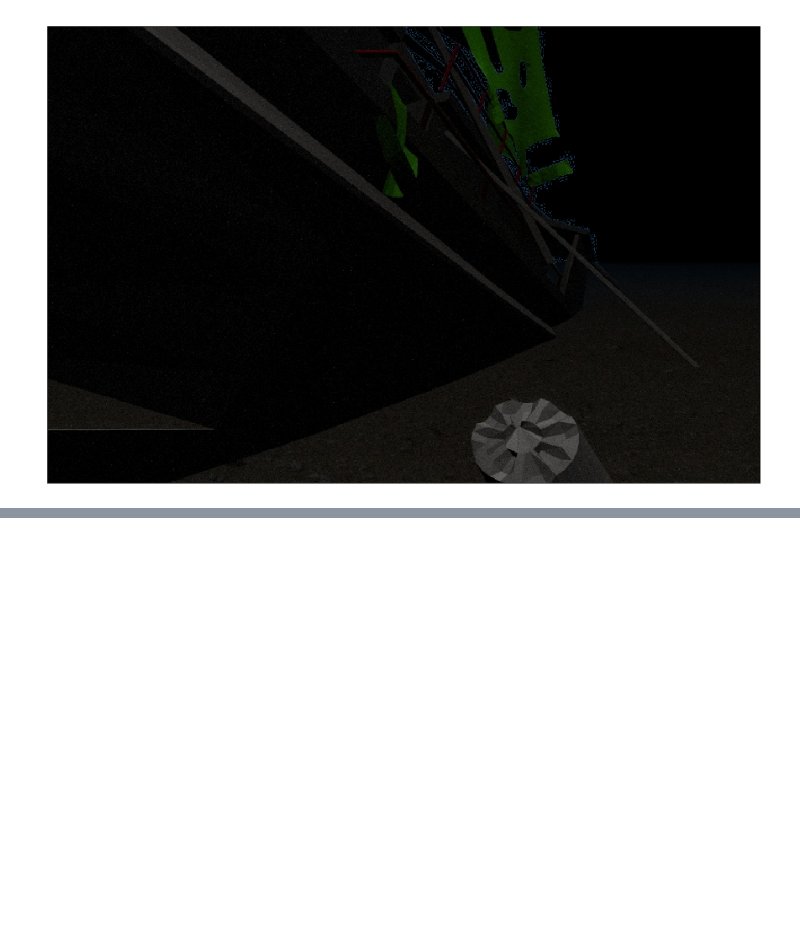
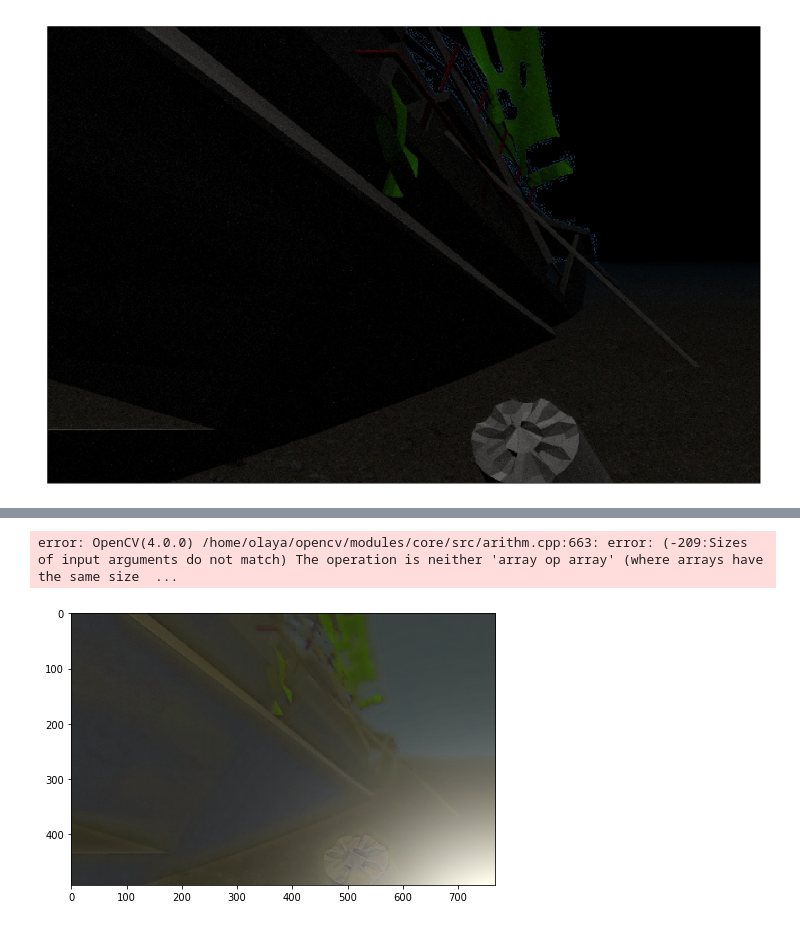
Before and after one commit to olayasturias/uw_img_sim, a Jupyter notebook: nodes/Demo.ipynb, the cells around one changed output, grey strips where cells are left out. Saved outputs shown, nothing was run; the diff lists cells and outputs as text; code cells hidden in the pictures; blank space fills up the shorter version.

```diff
--- a/nodes/Demo.ipynb
+++ b/nodes/Demo.ipynb
@@ -480,0 +657,60 @@ maskd = [np.uint8(maskE[i]*np.exp(-0.05*bins[i]))
+# %%
+clone = res.copy()
+light1_pose = (400,400)
+flare = gaussian_flare(shape = clone.shape ,center = light1_pose, radius = 200).astype(float)
+
+tal = clone.astype(float)
+
+# Normalize the alpha mask to keep intensity between 0 and 1
+alpha = flare[:,:,3]/255
+
+# Multiply the foreground with the alpha matte
+foreground = cv2.multiply(alpha, flare[:,:,0])
+
+# Multiply the background with ( 1 - alpha )
+#background = cv2.multiply(1.0 - alpha, tal[:,:,0])
+background = [cv2.multiply(1.0 - alpha, channel) for channel in tal]
+
+# Add the masked foreground and background.
+outImage = cv2.add(foreground, background)
+
+
+out = cv2.merge((outImage,tal[:,:,1],tal[:,:,2])).astype(np.uint8)
+out = cv2.cvtColor(out, cv2.COLOR_YCrCb2BGR)
+
+#alp = 0.5
+#wde=cv2.addWeighted(flare, alp, tal, 1 -alp ,0)
+im = plt.imshow(out)
+plt.rcParams['figure.figsize'] = [10, 5]
+plt.show()
+# %% [output]
+error: OpenCV(4.0.0) /home/olaya/opencv/modules/core/src/arithm.cpp:663: error: (-209:Sizes of input arguments do not match) The operation is neither 'array op array' (where arrays have the same size  ...
+# %%
+clone = res.copy()
+light1_pose = (400,400)
+flare = gaussian_flare(shape = clone.shape ,center = light1_pose, radius = 200).astype(float)
+
+tal = cv2.cvtColor(clone, cv2.COLOR_BGR2YCrCb).astype(float)
+
+# Normalize the alpha mask to keep intensity between 0 and 1
+alpha = flare[:,:,3]/255
+
+# Multiply the foreground with the alpha matte
+foreground = cv2.multiply(alpha, flare[:,:,0])
+
+# Multiply the background with ( 1 - alpha )
+background = cv2.multiply(1.0 - alpha, tal[:,:,0])
+
+# Add the masked foreground and background.
+outImage = cv2.add(foreground, background)
+
+out = cv2.merge((outImage,tal[:,:,1],tal[:,:,2])).astype(np.uint8)
+out = cv2.cvtColor(out, cv2.COLOR_YCrCb2BGR)
+
+#alp = 0.5
+#wde=cv2.addWeighted(flare, alp, tal, 1 -alp ,0)
+im = plt.imshow(out)
+plt.rcParams['figure.figsize'] = [10, 5]
+plt.show()
+# %% [output]
+[figure, added]
```
Also changed, not shown: parts of 20 cells of this notebook.
